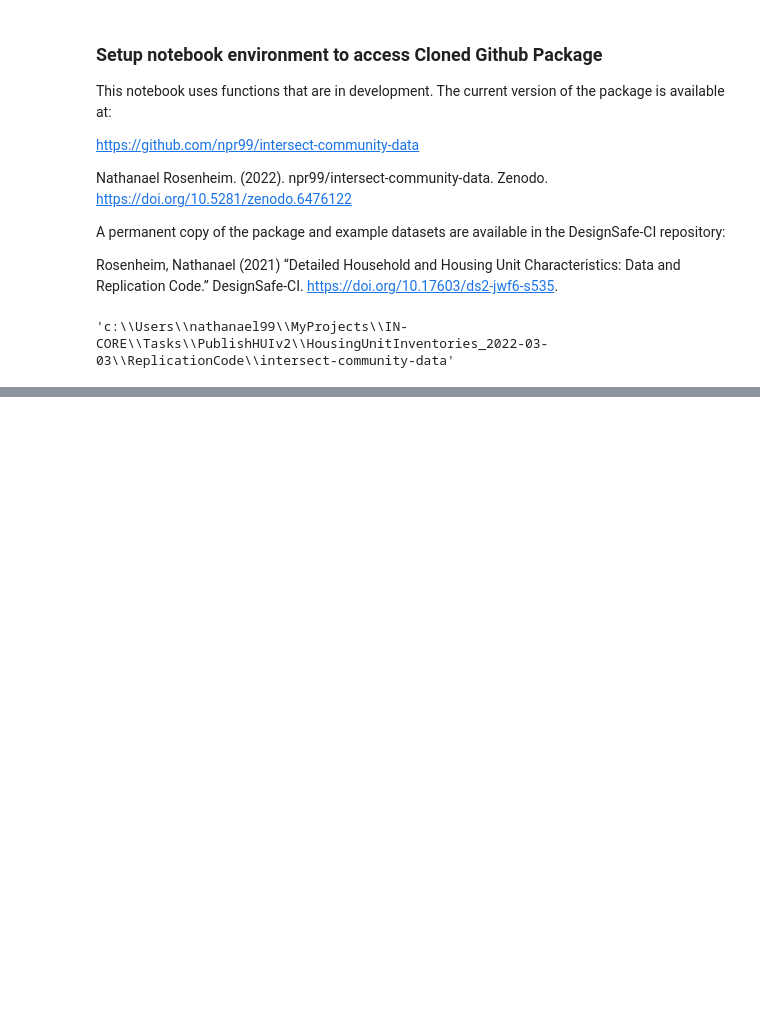
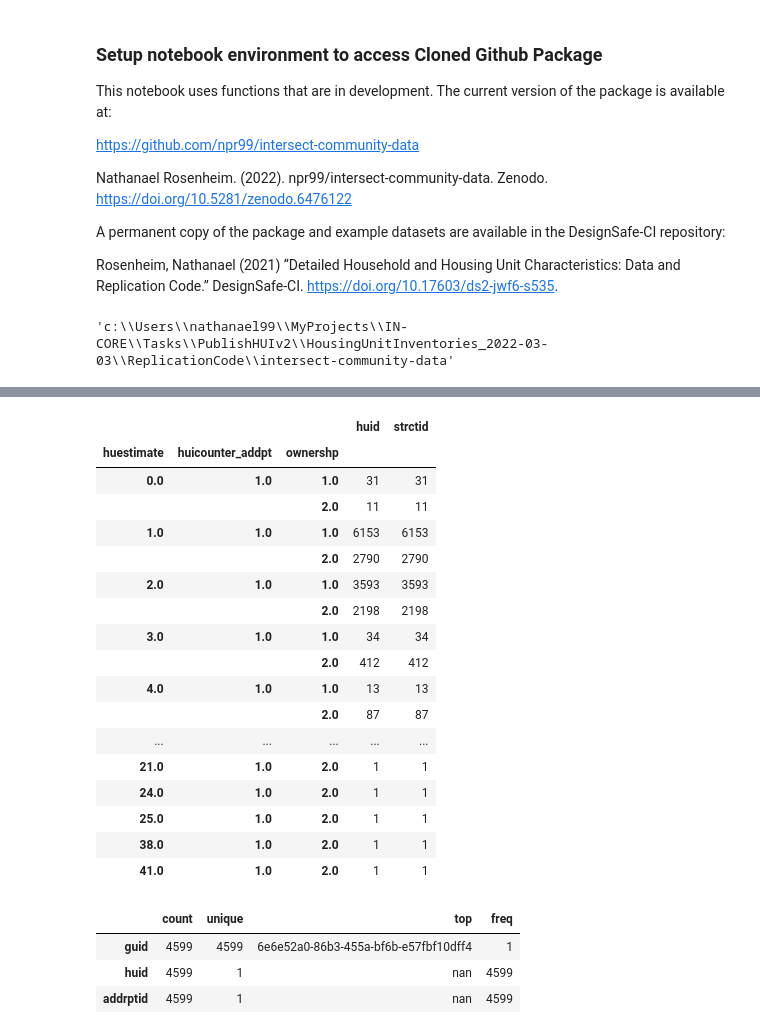
Before and after one commit to npr99/intersect-community-data, a Jupyter notebook: ncoda_06ev1_run_HUA_workflow.ipynb, the cells around one changed output, grey strips where cells are left out. Cells and saved outputs as stored; diff of their text form; code cells hidden in the pictures; blank space fills up the shorter version.

```diff
--- a/ncoda_06ev1_run_HUA_workflow.ipynb
+++ b/ncoda_06ev1_run_HUA_workflow.ipynb
@@ -309,7 +306,7 @@ hua = HousingUnitAllocation(client)
 
 # Load input dataset
 hua.load_remote_input_dataset("housing_unit_inventory", housing_unit_inv_id)
-hua.load_remote_input_dataset("address_point_inventory", address_point_inv_id)
+hua.load_remote_input_dataset("address_point_inventory", addpt_inv_id)
 hua.load_remote_input_dataset("buildings", bldg_inv_id)
 
 # Specify the result name
@@ -569,0 +619,24 @@ hui_incore_df.head()
+# %%
+check_df = base_hua_df['primary'].\
+    loc[base_hua_df['primary']['huicounter_addpt'] == 1].copy()
+check_df[['huid','strctid','huicounter_addpt','ownershp','huestimate']].\
+    groupby(['huestimate','huicounter_addpt','ownershp']).count()
+# %% [output]
+|  |  |  | huid | strctid |
+| huestimate | huicounter_addpt | ownershp |  |  |
+| 0.0 | 1.0 | 1.0 | 31 | 31 |
+|  |  | 2.0 | 11 | 11 |
+| 1.0 | 1.0 | 1.0 | 6153 | 6153 |
+|  |  | 2.0 | 2790 | 2790 |
+| 2.0 | 1.0 | 1.0 | 3593 | 3593 |
+|  |  | 2.0 | 2198 | 2198 |
+| 3.0 | 1.0 | 1.0 | 34 | 34 |
+|  |  | 2.0 | 412 | 412 |
+| 4.0 | 1.0 | 1.0 | 13 | 13 |
+|  |  | 2.0 | 87 | 87 |
+| ... | ... | ... | ... | ... |
+| 21.0 | 1.0 | 2.0 | 1 | 1 |
+| 24.0 | 1.0 | 2.0 | 1 | 1 |
+| 25.0 | 1.0 | 2.0 | 1 | 1 |
+| 38.0 | 1.0 | 2.0 | 1 | 1 |
+| 41.0 | 1.0 | 2.0 | 1 | 1 |
@@ -569,0 +646,12 @@ hui_incore_df.head()
+# %%
+# Condition 1  GUID is not missing
+condition1 = (~huav2_df['guid'].isna())
+# Condition 2 HUID is missing
+condition2 = (huav2_df['huid'].isna())
+check_df = huav2_df.loc[condition1 & condition2].copy()
+check_df[['guid','huid','addrptid']].astype(str).describe().T
+# %% [output]
+|  | count | unique | top | freq |
+| guid | 4599 | 4599 | 6e6e52a0-86b3-455a-bf6b-e57fbf10dff4 | 1 |
+| huid | 4599 | 1 | nan | 4599 |
+| addrptid | 4599 | 1 | nan | 4599 |
```
Also changed, not shown: parts of 16 cells of this notebook, 2 other files.
